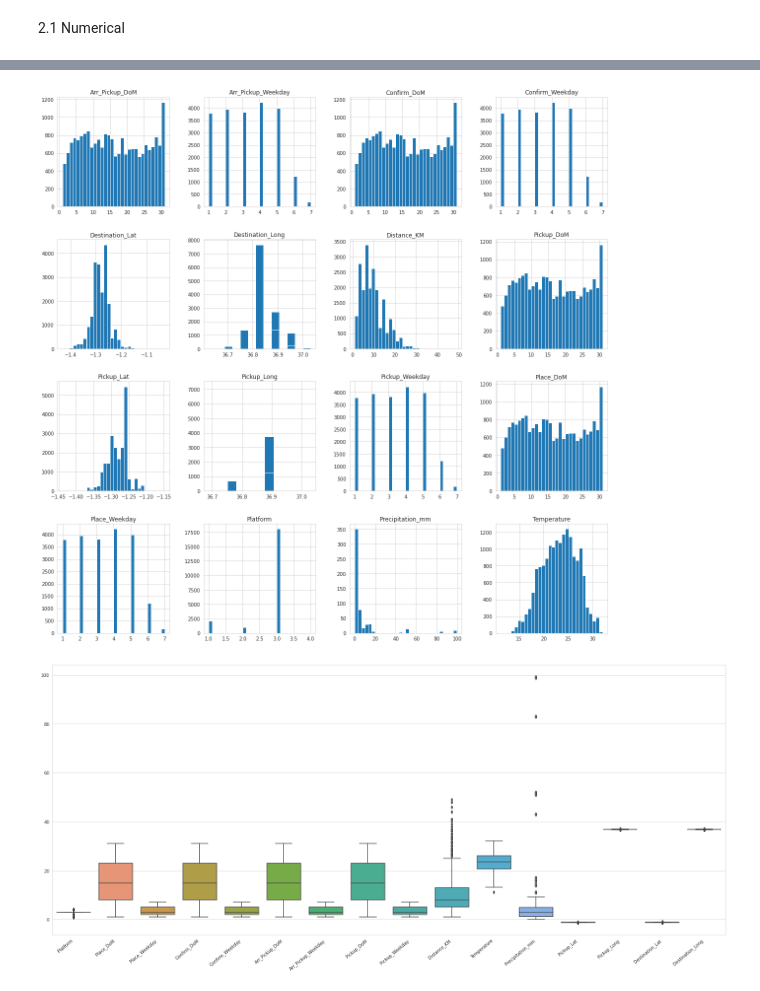
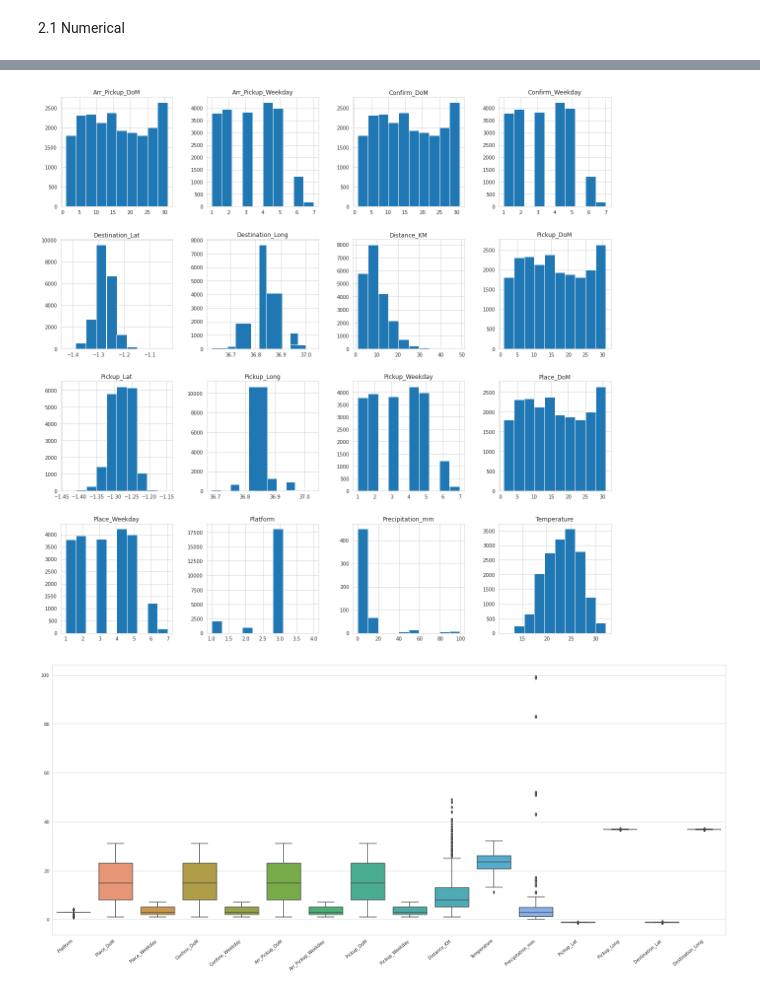
Before and after one commit to Dominic-byte/Team-13-Regression-Predict, a Jupyter notebook: Sendy_regressor.ipynb, the cells around one changed output, grey strips where cells are left out. Drawn from its saved outputs; the diff is of its cells as text; code cells hidden in the pictures.

```diff
--- a/Sendy_regressor.ipynb
+++ b/Sendy_regressor.ipynb
@@ -308,26 +365,26 @@ eda_df[col_numerical].describe()
 # %%
 #Plot histogram of numerical values
 def histogram_plot(df,cols,bins = 10):
 
   """Function creates histogram of all numerical columns
   Parameters
   ----------
   df: DataFrame
           DataFrame to preprocess.
   cols: list
           list of numerical columns or object columns
   bins: string
           number of bins you want histogram to create
   Returns
   -------
   {Plot}: Returns plot of column histograms for analysis
 
   """
   df[cols].hist(bins = bins, figsize  = (20,20))
   return plt.show()
-histogram_plot(eda_df,col_numerical,30)
+histogram_plot(eda_df,col_numerical,10)
 # %% [output]
-[figure, old version]
+[figure, new version]
 # %%
 #Plot Boxplot of graphs
 def box_plot(df,cols):
```
Also changed, not shown: parts of 19 cells of this notebook.
